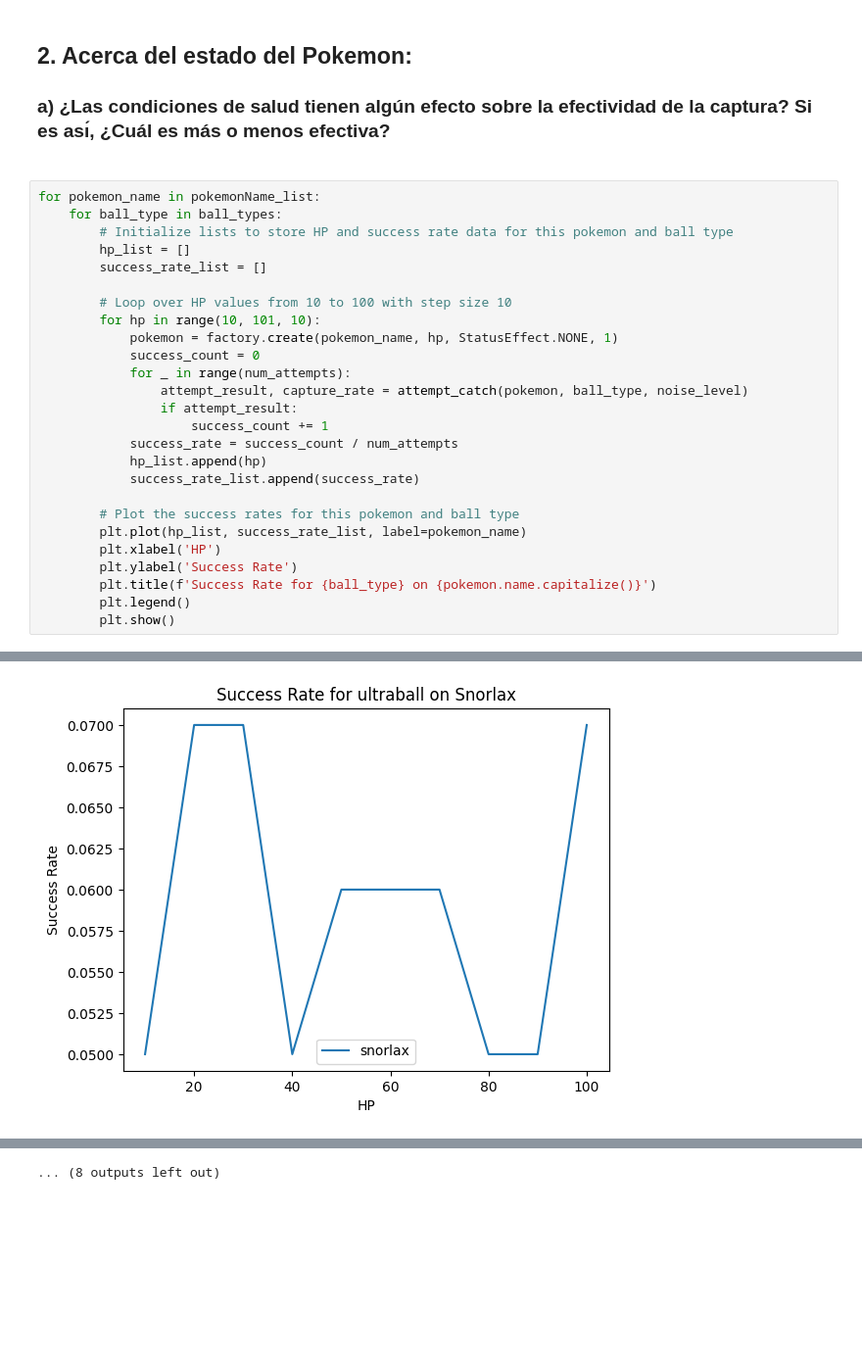
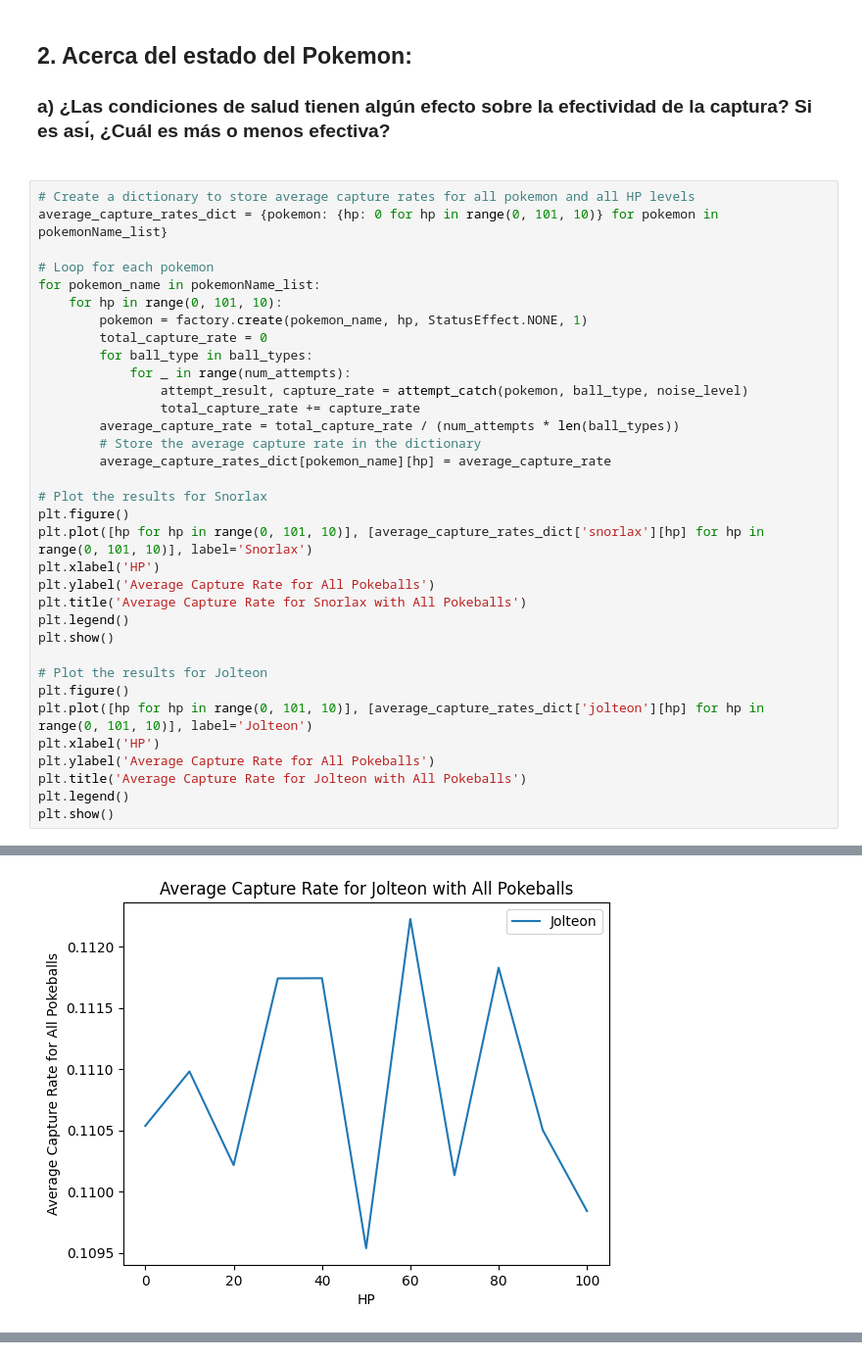
Before and after one commit to tristanff/SIA, a Jupyter notebook: TP0/src/notebook.ipynb, the cells around one changed output, grey strips where cells are left out. Shown at 98% size. Cells and saved outputs as stored; diff of their text form; blank space fills up the shorter version.

Commit message:
Changed the way to calculate average using capture rate instead of attempt result

```diff
--- a/TP0/src/notebook.ipynb
+++ b/TP0/src/notebook.ipynb
@@ -67,29 +67,37 @@ for pokemon, rates in average_success_rates.items():
 <h2>2. Acerca del estado del Pokemon:<h2>
 <h3>a) ¿Las condiciones de salud tienen algún efecto sobre la efectividad de la captura? Si es ası́, ¿Cuál es más o menos efectiva?<h3>
 # %%
+# Create a dictionary to store average capture rates for all pokemon and all HP levels
+average_capture_rates_dict = {pokemon: {hp: 0 for hp in range(0, 101, 10)} for pokemon in pokemonName_list}
+
+# Loop for each pokemon
 for pokemon_name in pokemonName_list:
-    for ball_type in ball_types:
-        # Initialize lists to store HP and success rate data for this pokemon and ball type
-        hp_list = []
-        success_rate_list = []
-
-        # Loop over HP values from 10 to 100 with step size 10
-        for hp in range(10, 101, 10):
-            pokemon = factory.create(pokemon_name, hp, StatusEffect.NONE, 1)
-            success_count = 0
+    for hp in range(0, 101, 10):
+        pokemon = factory.create(pokemon_name, hp, StatusEffect.NONE, 1)
+        total_capture_rate = 0
+        for ball_type in ball_types:
             for _ in range(num_attempts):
                 attempt_result, capture_rate = attempt_catch(pokemon, ball_type, noise_level)
-                if attempt_result:
-                    success_count += 1
-            success_rate = success_count / num_attempts
-            hp_list.append(hp)
-            success_rate_list.append(success_rate)
+                total_capture_rate += capture_rate
+        average_capture_rate = total_capture_rate / (num_attempts * len(ball_types))
+        # Store the average capture rate in the dictionary
+        average_capture_rates_dict[pokemon_name][hp] = average_capture_rate
 
-        # Plot the success rates for this pokemon and ball type
-        plt.plot(hp_list, success_rate_list, label=pokemon_name)
-        plt.xlabel('HP')
-        plt.ylabel('Success Rate')
-        plt.title(f'Success Rate for {ball_type} on {pokemon.name.capitalize()}')
-        plt.legend()
-        plt.show()
+# Plot the results for Snorlax
+plt.figure()
+plt.plot([hp for hp in range(0, 101, 10)], [average_capture_rates_dict['snorlax'][hp] for hp in range(0, 101, 10)], label='Snorlax')
+plt.xlabel('HP')
+plt.ylabel('Average Capture Rate for All Pokeballs')
+plt.title('Average Capture Rate for Snorlax with All Pokeballs')
+plt.legend()
+plt.show()
+
+# Plot the results for Jolteon
+plt.figure()
+plt.plot([hp for hp in range(0, 101, 10)], [average_capture_rates_dict['jolteon'][hp] for hp in range(0, 101, 10)], label='Jolteon')
+plt.xlabel('HP')
+plt.ylabel('Average Capture Rate for All Pokeballs')
+plt.title('Average Capture Rate for Jolteon with All Pokeballs')
+plt.legend()
+plt.show()
 # %% [output]
@@ -97 +105 @@ for pokemon_name in pokemonName_list:
-[figure, old version]
+[figure, new version]
@@ -108 +105,0 @@ for pokemon_name in pokemonName_list:
-... (8 outputs left out)
```
Also changed, not shown: parts of 4 cells of this notebook, 2 other files.
